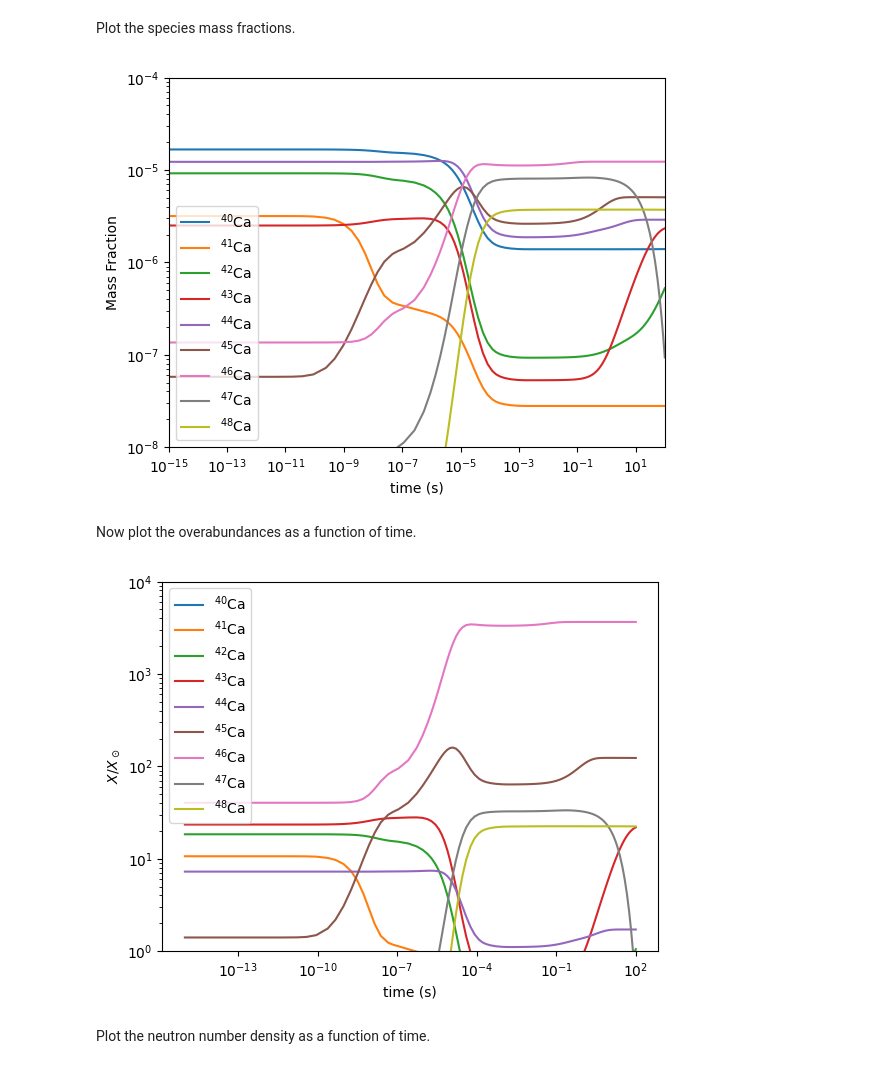
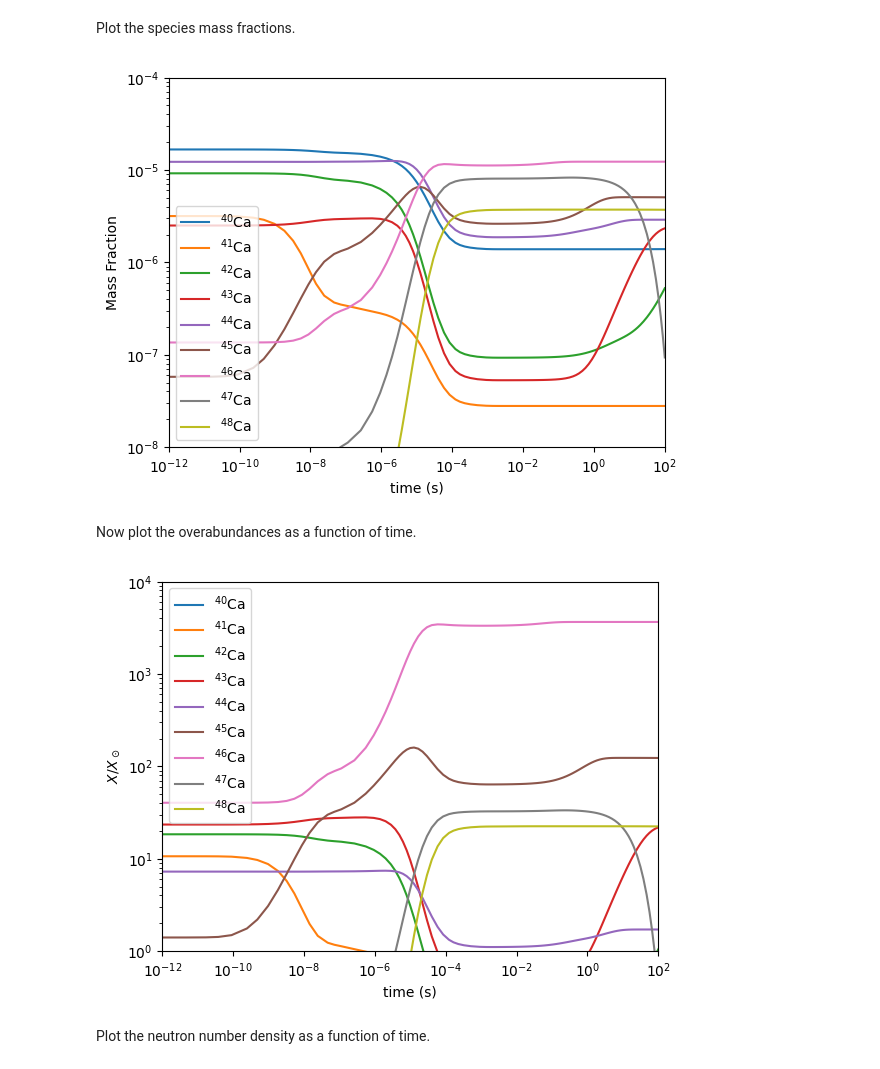
Before and after one commit to mbradle/NRLEE-Nucleosynthesis, a Jupyter notebook: nrlee.ipynb, the cells around one changed output. Drawn from its saved outputs; the diff is of its cells as text; code cells hidden in the pictures.

```diff
--- a/nrlee.ipynb
+++ b/nrlee.ipynb
@@ -386,9 +381,9 @@ lnames = my_xml.get_latex_names(species)
 Plot the species mass fractions.
 # %%
 my_xml.plot_mass_fractions_vs_property('time', species, xscale = 'log', yscale = 'log', use_latex_names = True,
-                                      xlim = [1.e-15, 100], ylim = [1.e-8, 1.e-4], xlabel = 'time (s)')
+                                      xlim = [1.e-12, 100], ylim = [1.e-8, 1.e-4], xlabel = 'time (s)')
 # %% [output]
-[figure, old version]
+[figure, new version]
 # %% [markdown]
 Now plot the overabundances as a function of time.
 # %%
@@ -398,13 +393,14 @@ for sp in ov:
 
 plt.xscale('log')
 plt.yscale('log')
+plt.xlim([1.e-12,100])
 plt.ylim([1, 1.e4])
 plt.xlabel('time (s)')
 plt.ylabel('$X / X_\\odot$')
 plt.legend()
 plt.show()
 # %% [output]
-[figure, old version]
+[figure, new version]
 # %% [markdown]
 Plot the neutron number density as a function of time.
 # %%
```
Also changed, not shown: parts of 12 cells of this notebook.
